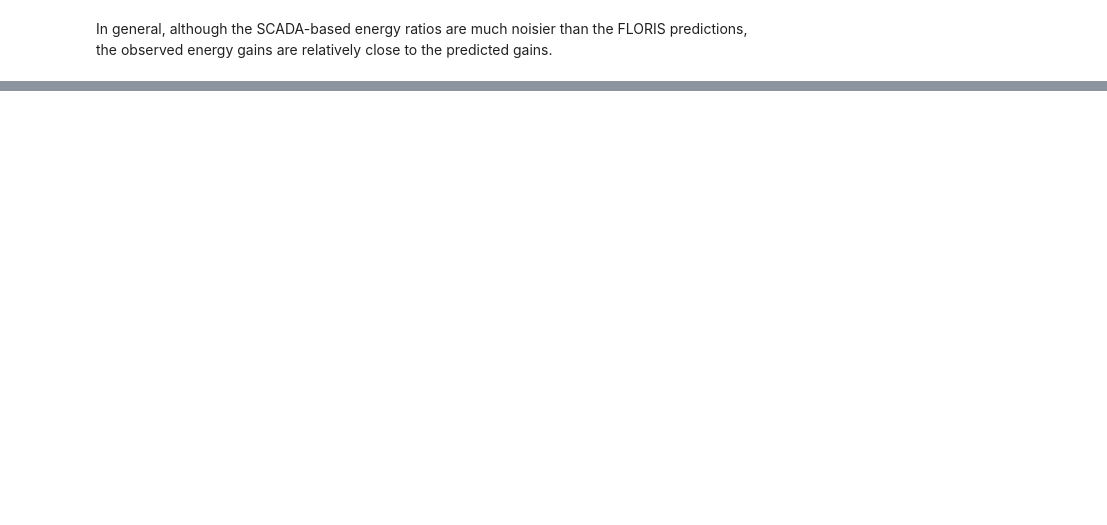
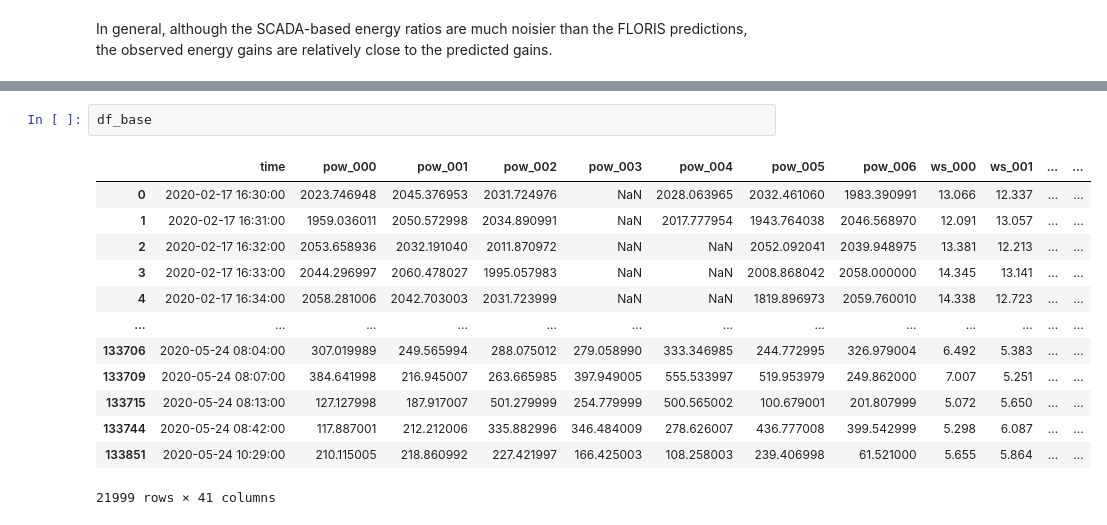
Before and after one commit to NREL/flasc, a Jupyter notebook: examples_smarteole/06_wake_steering_energy_ratio_analysis.ipynb, the cells around one changed output, grey strips where cells are left out. Drawn from its saved outputs; the diff is of its cells as text; blank space fills up the shorter version.

```diff
--- a/examples_smarteole/06_wake_steering_energy_ratio_analysis.ipynb
+++ b/examples_smarteole/06_wake_steering_energy_ratio_analysis.ipynb
@@ -473,0 +525,16 @@ In general, although the SCADA-based energy ratios are much noisier than the FLO
+# %%
+df_base
+# %% [output]
+|  | time | pow_000 | pow_001 | pow_002 | pow_003 | pow_004 | pow_005 | pow_006 | ws_000 | ws_001 | ... | ... |
+| 0 | 2020-02-17 16:30:00 | 2023.746948 | 2045.376953 | 2031.724976 | NaN | 2028.063965 | 2032.461060 | 1983.390991 | 13.066 | 12.337 | ... | ... |
+| 1 | 2020-02-17 16:31:00 | 1959.036011 | 2050.572998 | 2034.890991 | NaN | 2017.777954 | 1943.764038 | 2046.568970 | 12.091 | 13.057 | ... | ... |
+| 2 | 2020-02-17 16:32:00 | 2053.658936 | 2032.191040 | 2011.870972 | NaN | NaN | 2052.092041 | 2039.948975 | 13.381 | 12.213 | ... | ... |
+| 3 | 2020-02-17 16:33:00 | 2044.296997 | 2060.478027 | 1995.057983 | NaN | NaN | 2008.868042 | 2058.000000 | 14.345 | 13.141 | ... | ... |
+| 4 | 2020-02-17 16:34:00 | 2058.281006 | 2042.703003 | 2031.723999 | NaN | NaN | 1819.896973 | 2059.760010 | 14.338 | 12.723 | ... | ... |
+| ... | ... | ... | ... | ... | ... | ... | ... | ... | ... | ... | ... | ... |
+| 133706 | 2020-05-24 08:04:00 | 307.019989 | 249.565994 | 288.075012 | 279.058990 | 333.346985 | 244.772995 | 326.979004 | 6.492 | 5.383 | ... | ... |
+| 133709 | 2020-05-24 08:07:00 | 384.641998 | 216.945007 | 263.665985 | 397.949005 | 555.533997 | 519.953979 | 249.862000 | 7.007 | 5.251 | ... | ... |
+| 133715 | 2020-05-24 08:13:00 | 127.127998 | 187.917007 | 501.279999 | 254.779999 | 500.565002 | 100.679001 | 201.807999 | 5.072 | 5.650 | ... | ... |
+| 133744 | 2020-05-24 08:42:00 | 117.887001 | 212.212006 | 335.882996 | 346.484009 | 278.626007 | 436.777008 | 399.542999 | 5.298 | 6.087 | ... | ... |
+| 133851 | 2020-05-24 10:29:00 | 210.115005 | 218.860992 | 227.421997 | 166.425003 | 108.258003 | 239.406998 | 61.521000 | 5.655 | 5.864 | ... | ... |
+21999 rows × 41 columns
```
Also changed, not shown: parts of 13 cells of this notebook.
